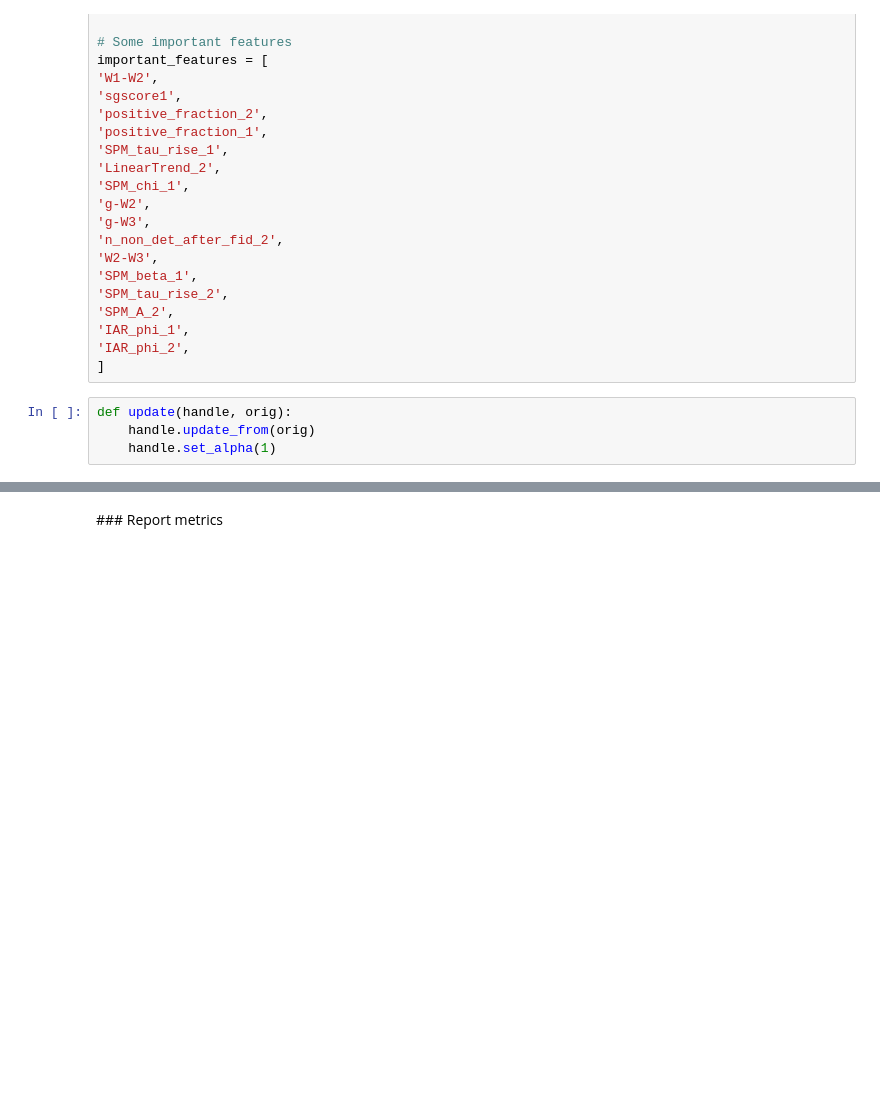
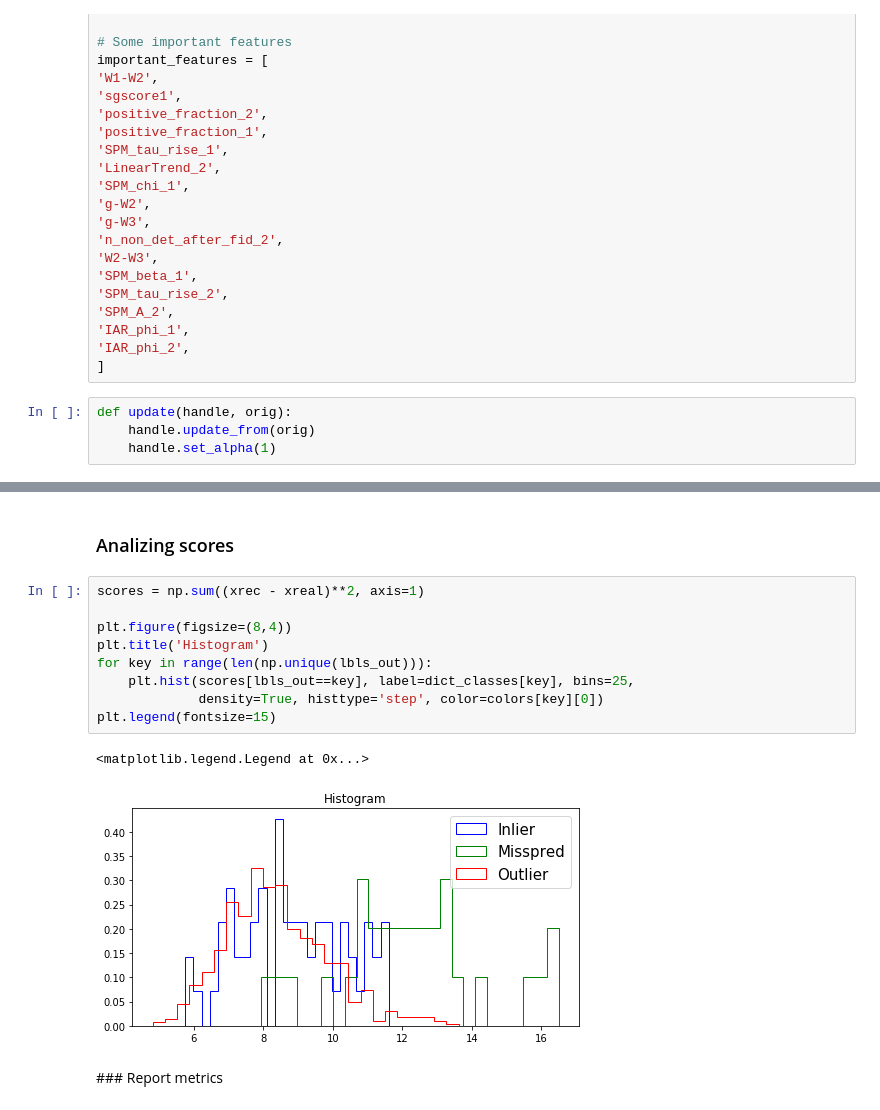
Before and after one commit to mperezcarrasco/AnomalyALeRCE, a Jupyter notebook: src/Results analysis.ipynb, the cells around one changed output, grey strips where cells are left out. Cells and saved outputs as stored; diff of their text form; blank space fills up the shorter version.

```diff
--- a/src/Results analysis.ipynb
+++ b/src/Results analysis.ipynb
@@ -170,3 +149,17 @@ plt.show()
+# %% [markdown]
+### Analizing scores
+# %%
+scores = np.sum((xrec - xreal)**2, axis=1)
+
+plt.figure(figsize=(8,4))
+plt.title('Histogram')
+for key in range(len(np.unique(lbls_out))):
+    plt.hist(scores[lbls_out==key], label=dict_classes[key], bins=25,
+             density=True, histtype='step', color=colors[key][0])
+plt.legend(fontsize=15)
+# %% [output]
+<matplotlib.legend.Legend at 0x...>
+[figure, added]
 # %% [markdown]
 ### Report metrics
 # %%
```
Also changed, not shown: parts of 12 cells of this notebook, 5 other files.
